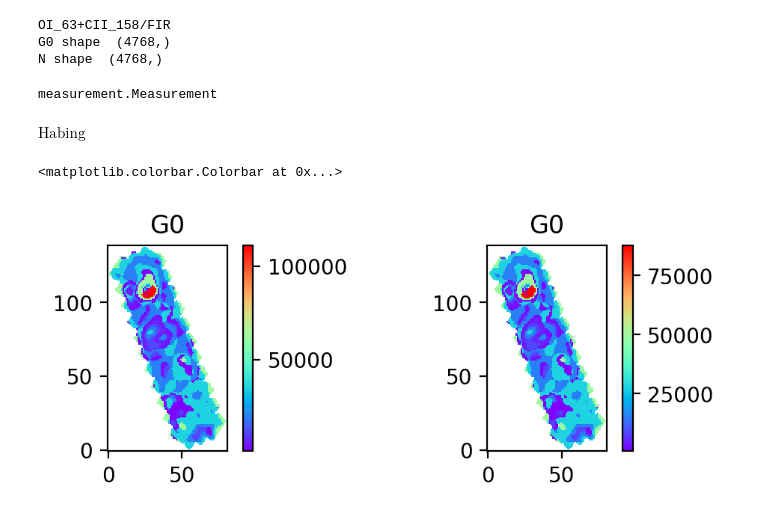
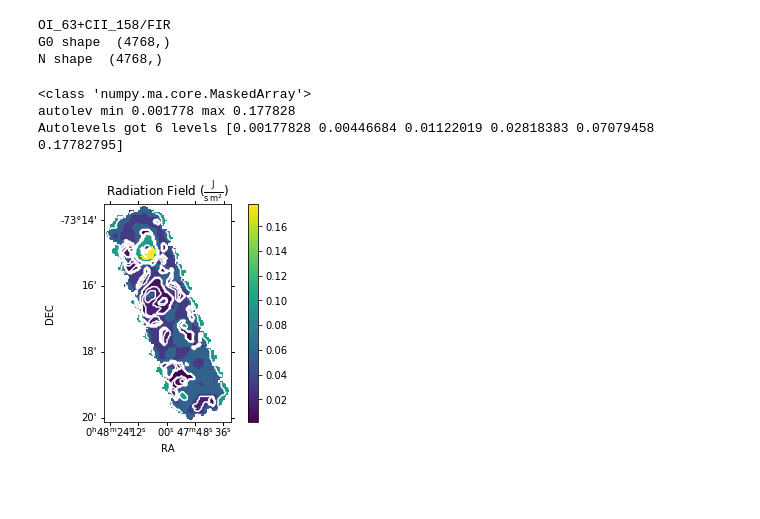
Before and after one commit to mpound/pdrttest, a Jupyter notebook: newpdrttest.ipynb, the cells around one changed output. Cells and saved outputs as stored; diff of their text form; code cells hidden in the pictures; blank space fills up the shorter version.

Commit message:
change to lineratiofit/plot

```diff
--- a/newpdrttest.ipynb
+++ b/newpdrttest.ipynb
@@ -53,28 +72,17 @@ N shape  (4768,)
 # %%
 #gh=utils.toHabing(p.g0_map)
 p.g0_map.uncertainty = None
+p.n_map.uncertainty=None
-# %%
-gh=utils.toHabing(p.g0_map)
-# %%
-type(gh)
-# %% [output]
-measurement.Measurement
-# %%
-gh.unit
-# %% [output]
-$\mathrm{Habing}$
 # %%
-plt.rcParams["figure.dpi"] = 200
-plt.subplot(2,2,1)
-current_cmap = mcm.get_cmap('rainbow')
-current_cmap.set_bad(color='white')
-plt.imshow(gh,cmap=current_cmap,origin='lower')
-plt.title("G0")
-plt.colorbar()
-plt.subplot(2,2,2)
-plt.imshow(utils.toMathis(p.g0_map),cmap=current_cmap,origin='lower')
-plt.title("G0")
-plt.colorbar()
+if False:
+    plt.rcParams["figure.dpi"] = 100
+    plt.subplot(1,2,1,projection=gh.wcs)
+    current_cmap = mcm.get_cmap('rainbow')
+    current_cmap.set_bad(color='white')
+    plt.imshow(gh,cmap=current_cmap,origin='lower')
+    plt.title("G0")
+    plt.colorbar()
+    plt.subplot(1,2,2,projection=p.g0_map.wcs)
+    f=plt.imshow(utils.to('Mathis',p.g0_map),cmap=current_cmap,origin='lower')
+    plt.title("G0")
+    plt.colorbar()
-# %% [output]
-<matplotlib.colorbar.Colorbar at 0x...>
-[figure, removed]
@@ -80,0 +91,15 @@ plt.colorbar()
+# %%
+pp = LineRatioPlot(p)
+# %%
+#gh.wcs.wcs
+#from astropy.visualization import simple_norm, ZScaleInterval , ImageNormalize
+#from astropy.visualization.stretch import SinhStretch,  LinearStretch, SqrtStretch
+#norm= ImageNormalize(km,ZScaleInterval(contrast=1),stretch=LinearStretch())
+pp.radiationField(units='J s^-1 m^-2',cmap='viridis',image=True,contours=True)
+#levels=[  876.86364746,  2202.58189834 , 5532.63558473 ,13897.35225577 ,34908.57056519, 87686.36474609]
+#pp.radiationField(units='Mathis',norm=None,cmap='rainbow',image=True,contours=True,levels=levels)
+# %% [output]
+<class 'numpy.ma.core.MaskedArray'>
+autolev min 0.001778 max 0.177828
+Autolevels got 6 levels [0.00177828 0.00446684 0.01122019 0.02818383 0.07079458 0.17782795]
+[figure, added]
```
Also changed, not shown: parts of 8 cells of this notebook.
